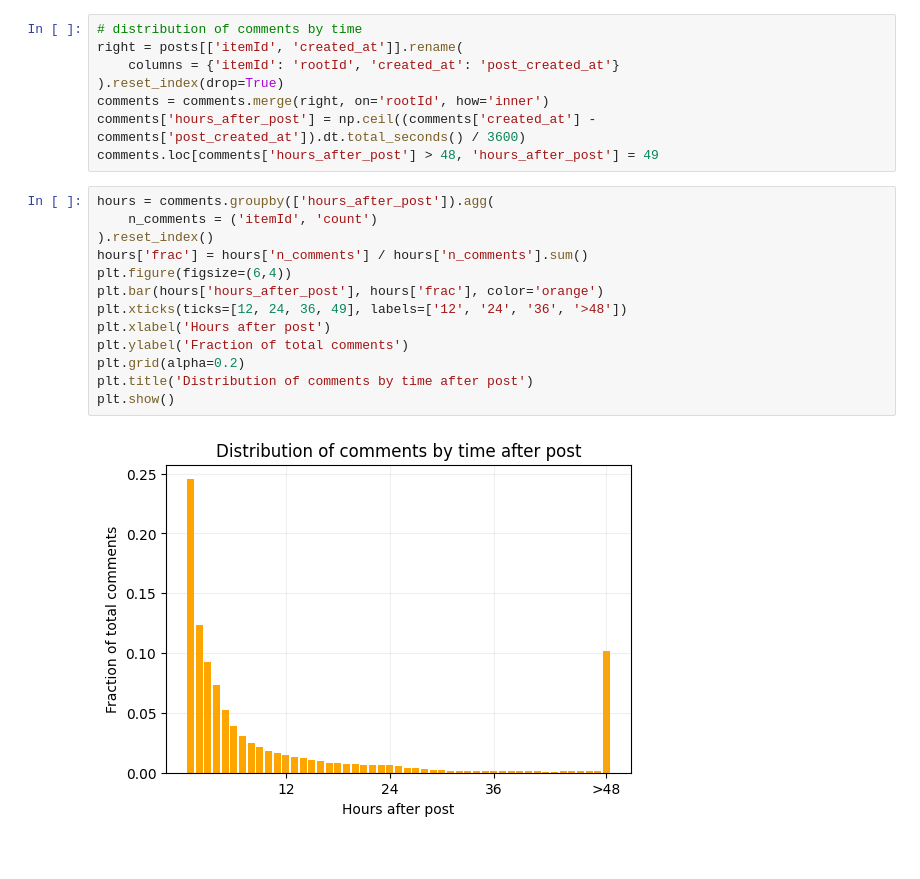
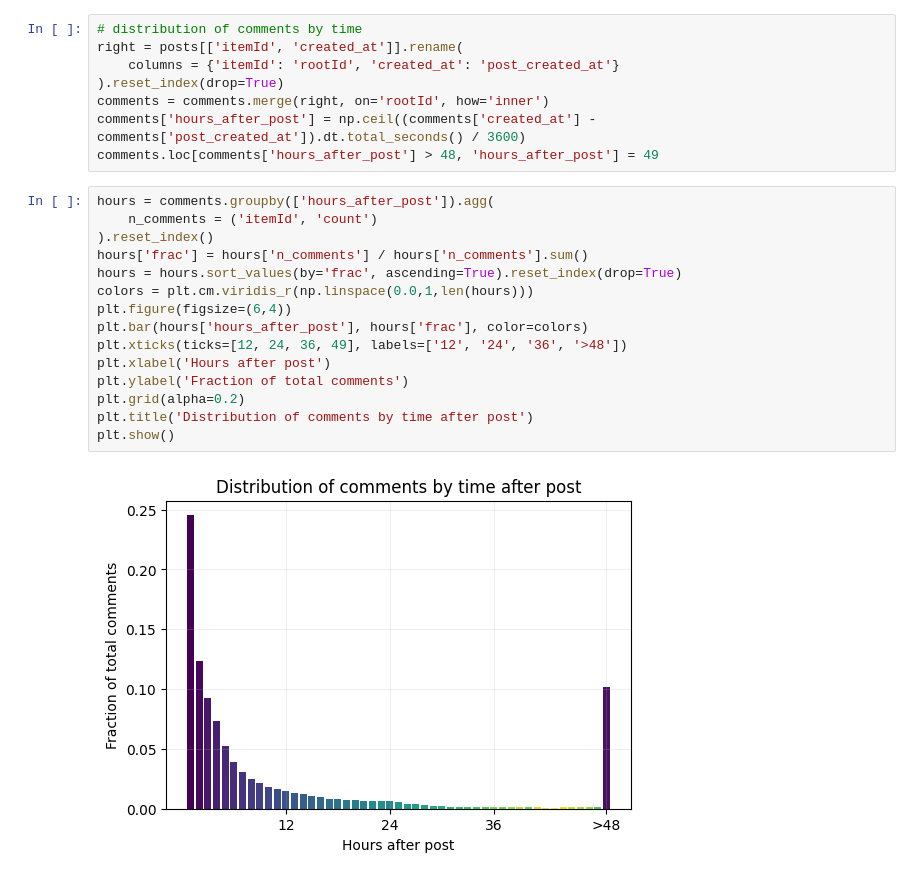
Before and after one commit to ed-kung/sn-research, a Jupyter notebook: src/notebooks/playground.ipynb, the cells around one changed output. Drawn from its saved outputs; the diff is of its cells as text.

```diff
--- a/src/notebooks/playground.ipynb
+++ b/src/notebooks/playground.ipynb
@@ -72,18 +74,20 @@ comments.loc[comments['hours_after_post'] > 48, 'hours_after_post'] = 49
 # %%
 hours = comments.groupby(['hours_after_post']).agg(
     n_comments = ('itemId', 'count')
 ).reset_index()
 hours['frac'] = hours['n_comments'] / hours['n_comments'].sum()
+hours = hours.sort_values(by='frac', ascending=True).reset_index(drop=True)
+colors = plt.cm.viridis_r(np.linspace(0.0,1,len(hours)))
 plt.figure(figsize=(6,4))
-plt.bar(hours['hours_after_post'], hours['frac'], color='orange')
+plt.bar(hours['hours_after_post'], hours['frac'], color=colors)
 plt.xticks(ticks=[12, 24, 36, 49], labels=['12', '24', '36', '>48'])
 plt.xlabel('Hours after post')
 plt.ylabel('Fraction of total comments')
 plt.grid(alpha=0.2)
 plt.title('Distribution of comments by time after post')
 plt.show()
 # %% [output]
-[figure, old version]
+[figure, new version]
 # %%
 zaps = zaps.loc[zaps['hours_after_post'] <= 48].reset_index(drop=True)
 zaps48 = zaps.groupby('itemId').agg(
```
Also changed, not shown: parts of 9 cells of this notebook, 2 other files.
